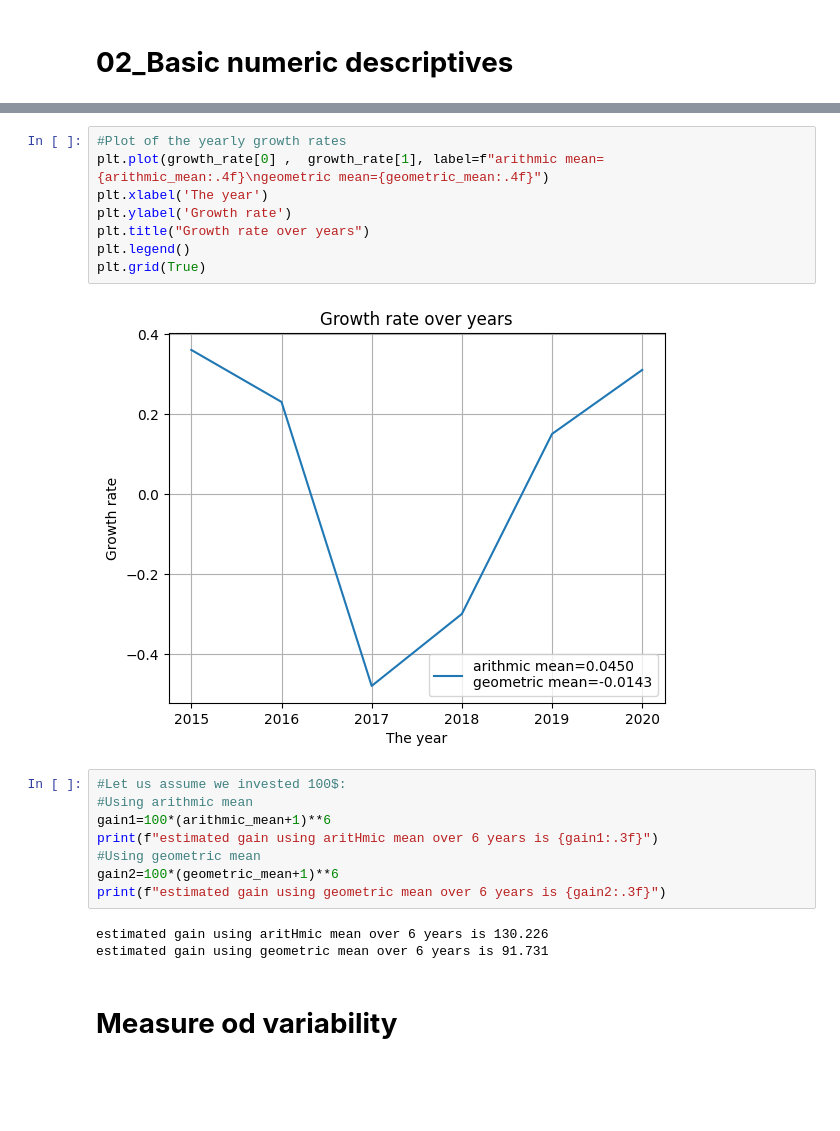
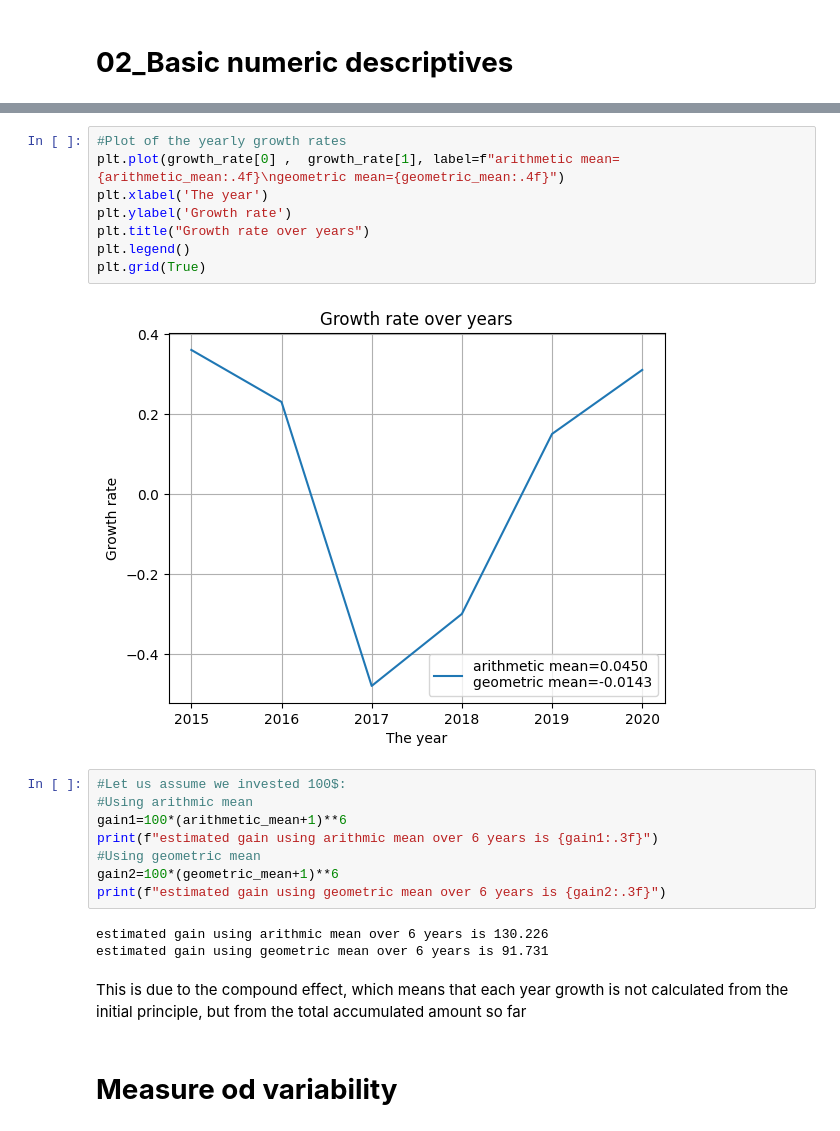
Before and after one commit to ZoubirCHATTI/02__Probability-Statisitics, a Jupyter notebook: 01_Basis statistics/Basic_statistics.ipynb, the cells around one changed output, grey strips where cells are left out. Cells and saved outputs as stored; diff of their text form; blank space fills up the shorter version.

```diff
--- a/01_Basis statistics/Basic_statistics.ipynb
+++ b/01_Basis statistics/Basic_statistics.ipynb
@@ -47,25 +69,27 @@ print(geometric_mean)
 -0.014282599080668423
 # %%
 #Plot of the yearly growth rates
-plt.plot(growth_rate[0] ,  growth_rate[1], label=f"arithmic mean={arithmic_mean:.4f}\ngeometric mean={geometric_mean:.4f}")
+plt.plot(growth_rate[0] ,  growth_rate[1], label=f"arithmetic mean={arithmetic_mean:.4f}\ngeometric mean={geometric_mean:.4f}")
 plt.xlabel('The year')
 plt.ylabel('Growth rate')
 plt.title("Growth rate over years")
 plt.legend()
 plt.grid(True)
 # %% [output]
-[figure, old version]
+[figure, new version]
 # %%
 #Let us assume we invested 100$:
 #Using arithmic mean
-gain1=100*(arithmic_mean+1)**6
-print(f"estimated gain using aritHmic mean over 6 years is {gain1:.3f}")
+gain1=100*(arithmetic_mean+1)**6
+print(f"estimated gain using arithmic mean over 6 years is {gain1:.3f}")
 #Using geometric mean
 gain2=100*(geometric_mean+1)**6
 print(f"estimated gain using geometric mean over 6 years is {gain2:.3f}")
 # %% [output]
-estimated gain using aritHmic mean over 6 years is 130.226
+estimated gain using arithmic mean over 6 years is 130.226
 estimated gain using geometric mean over 6 years is 91.731
+# %% [markdown]
+This is due to the compound effect, which means that each year growth  is not calculated from the initial principle, but from the total accumulated amount so far
 # %% [markdown]
 # **Measure od variability**
 # %%
```
Also changed, not shown: parts of 18 cells of this notebook.
